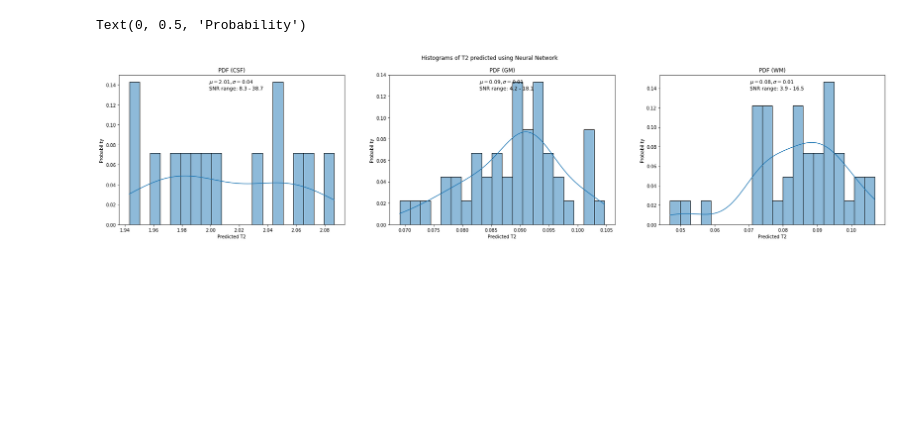
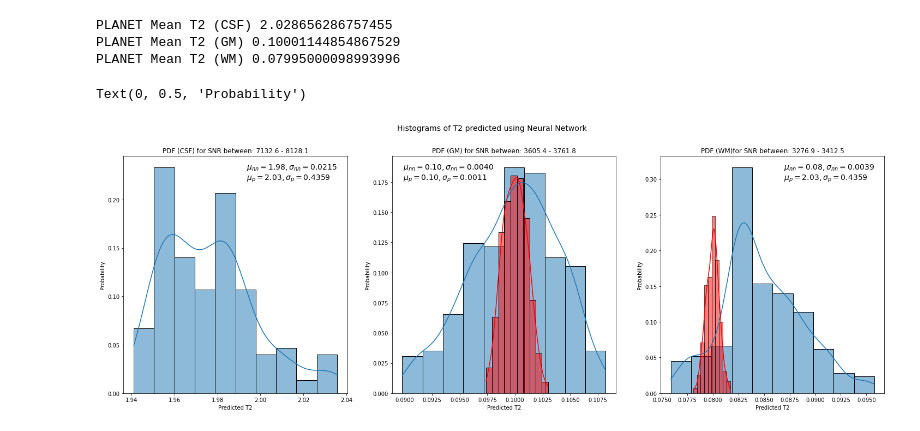
Before and after one commit to yv17/MRI-Deep-Learning, a Jupyter notebook: voxel_reg.ipynb, the cells around one changed output. Saved outputs shown, nothing was run; the diff lists cells and outputs as text; code cells hidden in the pictures; blank space fills up the shorter version.

Commit message:
NN vs PLANET, sigma = 5e-5

```diff
--- a/voxel_reg.ipynb
+++ b/voxel_reg.ipynb
@@ -20,7 +20,7 @@ def split_complex_data(data):
 def split_t2_tissues(data):
     csf_test = [] # T2 = 1.99
     gm_test = []  # T2 = 0.1
-    wm_test = [] # T2 = 0.08
+    wm_test = []  # T2 = 0.08
 
     for i in range(len(data)):
         if gt_test[i] == 1.99:
@@ -48,15 +48,17 @@ def monte_carlo(data):
 
     # PLANET
     if data.shape[1] == 6:
-        predicted_t2 = np.zeros((len(data),1))
+        predicted_t2 = []
         TR = 3e-3 # TR = relaxation time
         npcs = 6  # npcs = no. of phase cycles,
         B0 = 3   # B0 =main magnetic field
         alpha = np.deg2rad(30) # alpha = flip angle
         pcs = np.linspace(0, 2*np.pi, npcs, endpoint=False)
         for i in range(len(data)):
-            _, _,predicted_t2[i] = planet(data[i], alpha=alpha, TR=TR, T1_guess=2, pcs=pcs, compute_df=False)
+            _, _,temp = planet(data[i,:], alpha=alpha, TR=TR, T1_guess=2, pcs=pcs, compute_df=False)
+            predicted_t2.append(temp)
 
+        predicted_t2  = np.asarray(predicted_t2)
     # for i in range(len(predicted_t2)):
     #     result = result + predicted_t2[i]
     #     pdf.append(result/(i+1)) #append result of each iteration to the empty list
@@ -171,50 +172,61 @@ csf_test, gm_test, wm_test = split_t2_tissues(voxel_test)
 new_csf_test, new_gm_test, new_wm_test = split_t2_tissues(new_voxel_test)
 # %%
 # PLANET : Monte Carlo
-# mean_csf_t2_p, std_csf_t2_p, csf_pdf_p = monte_carlo(csf_test)
-# print('PLANET Mean T2 (CSF)', mean_csf_t2_p)
-# mean_gm_t2_p, std_gm_t2_p, gm_pdf_p = monte_carlo(gm_test)
-# print('PLANET Mean T2 (GM)', mean_gm_t2_p)
-# mean_wm_t2_p, std_wm_t2_p, wm_pdf_p = monte_carlo(wm_test)
-# print('PLANET Mean T2 (WM)', mean_wm_t2_p)
+mean_csf_t2_p, std_csf_t2_p, csf_pdf_p = monte_carlo(csf_test)
+print('PLANET Mean T2 (CSF)', mean_csf_t2_p)
+mean_gm_t2_p, std_gm_t2_p, gm_pdf_p = monte_carlo(gm_test)
+print('PLANET Mean T2 (GM)', mean_gm_t2_p)
+mean_wm_t2_p, std_wm_t2_p, wm_pdf_p = monte_carlo(wm_test)
+print('PLANET Mean T2 (WM)', mean_wm_t2_p)
+# %% [output]
+PLANET Mean T2 (CSF) 2.028656286757455
+PLANET Mean T2 (GM) 0.10001144854867529
+PLANET Mean T2 (WM) 0.07995000098993996
 # %%
 # Neural network : Monte Carlo
 mean_csf_t2, std_csf_t2, csf_pdf = monte_carlo(new_csf_test)
 mean_gm_t2, std_gm_t2, gm_pdf = monte_carlo(new_gm_test)
 mean_wm_t2, std_wm_t2, wm_pdf = monte_carlo(new_wm_test)
 
+# Parameters for histograms plotting
+snr_data = np.load('snr_data.npy')
+s = '\n'
+csf_str = s.join(['$\mu_{nn} = %.2f , \sigma_{nn}  = %.4f$'%(mean_csf_t2,std_csf_t2), '$\mu_{p}  = %.2f , \sigma_{p}  = %.4f$'%(mean_csf_t2_p,std_csf_t2_p)])
+gm_str = s.join(['$\mu_{nn} = %.2f , \sigma_{nn} = %.4f$'%(mean_gm_t2,std_gm_t2), '$\mu_{p}  = %.2f , \sigma_{p}  = %.4f$'%(mean_gm_t2_p,std_gm_t2_p)])
+wm_str = s.join(['$\mu_{nn} = %.2f , \sigma_{nn}  = %.4f$'%(mean_wm_t2,std_wm_t2), '$\mu_{p}  = %.2f , \sigma_{p}  = %.4f$'%(mean_csf_t2_p,std_csf_t2_p)])
+textbox_height = 0.9
+textbox_width  = 0.55
+fs = 14
+bins = 10
+
 # Plotting of histograms
-snr_data = np.load('snr_train.npy')
-s = '\n'
-csf_str = s.join(['$\mu = %.2f , \sigma = %.2f$'%(mean_csf_t2,std_csf_t2), 'SNR range: %.1f - %.1f'%(snr_data[0],snr_data[1])])
-gm_str = s.join(['$\mu = %.2f , \sigma = %.2f$'%(mean_gm_t2,std_gm_t2), 'SNR range: %.1f - %.1f'%(snr_data[2],snr_data[3])])
-wm_str = s.join(['$\mu = %.2f , \sigma = %.2f$'%(mean_wm_t2,std_wm_t2), 'SNR range: %.1f - %.1f'%(snr_data[4],snr_data[5])])
-textbox_height = 0.9
-textbox_width  = 0.4
-bins = 20
-
-fig, (ax1, ax2, ax3) = plt.subplots(1, 3, figsize=(30, 6))
-fig.suptitle('Histograms of T2 predicted using Neural Network')
+fig, (ax1, ax2, ax3) = plt.subplots(1, 3, figsize=(25, 8))
+fig.suptitle('Histograms of T2 predicted using Neural Network',fontsize=14)
 # CSF
+# sns.histplot(data=csf_pdf, bins=bins, stat='probability', legend=False, kde=True, ax=ax1)
 sns.histplot(data=csf_pdf, bins=bins, stat='probability', legend=False, kde=True, ax=ax1)
-ax1.set_title('PDF (CSF)')
-ax1.text(textbox_width, textbox_height,csf_str,fontsize=11,transform=ax1.transAxes)
+#sns.histplot(data=csf_pdf_p, bins=bins, stat='probability', legend=False, kde=True, color='r', ax=ax1)
+ax1.set_title('PDF (CSF) for SNR between: %.1f - %.1f'%(snr_data[0],snr_data[1]))
+ax1.text(textbox_width, textbox_height,csf_str,fontsize=fs,transform=ax1.transAxes)
 ax1.set_xlabel('Predicted T2')
+#ax1.set_xlim(min(csf_pdf),max(csf_pdf))
 ax1.set_ylabel('Probability')
 
 # GM
 sns.histplot(data=gm_pdf, bins=bins, stat='probability', legend=False, kde=True, ax=ax2)
-ax2.set_title('PDF (GM)')
-ax2.text(textbox_width, textbox_height,gm_str,fontsize=11,transform=ax2.transAxes)
+sns.histplot(data=gm_pdf_p, bins=bins, stat='probability', legend=False, kde=True, color='r', ax=ax2)
+ax2.set_title('PDF (GM) for SNR between: %.1f - %.1f'%(snr_data[2],snr_data[3]))
+ax2.text(textbox_width-0.5, textbox_height,gm_str,fontsize=fs,transform=ax2.transAxes)
 ax2.set_xlabel('Predicted T2')
 ax2.set_ylabel('Probability')
 
 # WM
 sns.histplot(data=wm_pdf, bins=bins, stat='probability', legend=False, kde=True, ax=ax3)
-ax3.set_title('PDF (WM)')
-ax3.text(textbox_width, textbox_height,wm_str,fontsize=11,transform=ax3.transAxes)
+sns.histplot(data=wm_pdf_p, bins=bins, stat='probability', legend=False, kde=True, color='r', ax=ax3)
+ax3.set_title('PDF (WM)for SNR between: %.1f - %.1f'%(snr_data[4],snr_data[5]))
+ax3.text(textbox_width, textbox_height,wm_str,fontsize=fs,transform=ax3.transAxes)
 ax3.set_xlabel('Predicted T2')
 ax3.set_ylabel('Probability')
 # %% [output]
 Text(0, 0.5, 'Probability')
-[figure, old version]
+[figure, new version]
```
Also changed, not shown: parts of 7 cells of this notebook, 11 other files.
